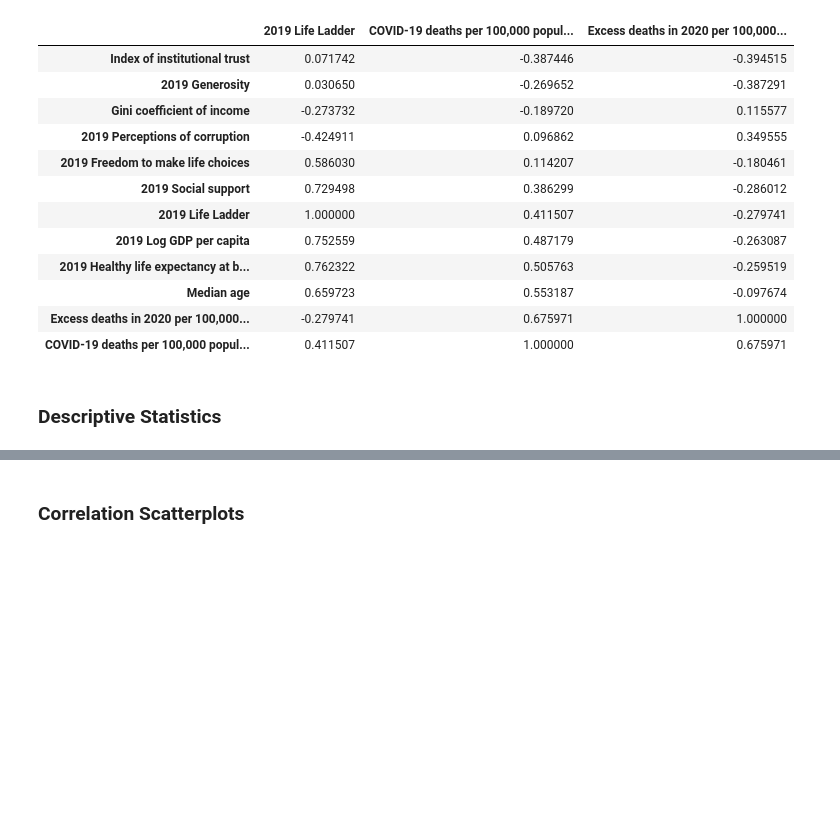
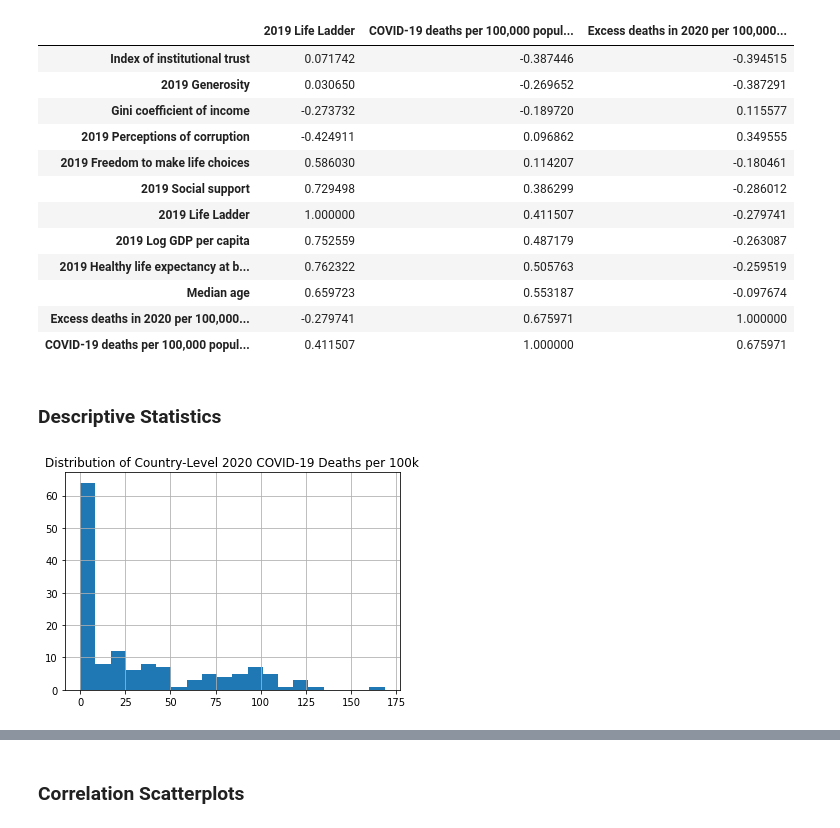
Before and after one commit to sydnipierce/butler-groupD-project1, a Jupyter notebook: Analysis/data_expl_cleansing.ipynb, the cells around one changed output, grey strips where cells are left out. Saved outputs shown, nothing was run; the diff lists cells and outputs as text; code cells hidden in the pictures; blank space fills up the shorter version.

```diff
--- a/Analysis/data_expl_cleansing.ipynb
+++ b/Analysis/data_expl_cleansing.ipynb
@@ -142,5 +143,12 @@ Table
 | COVID-19 deaths per 100,000 popul... | 0.411507 | 1.000000 | 0.675971 |
 # %% [markdown]
 ### Descriptive Statistics
+# %%
+# Show distribution of COVID-19 deaths per 100k across nations
+df.hist(column="COVID-19 deaths per 100,000 population in 2020", bins=20)
+plt.title('Distribution of Country-Level 2020 COVID-19 Deaths per 100k')
+plt.show()
+# %% [output]
+[figure, added]
 # %%
 # Show distribution of COVID-19 deaths per 100k across nations
```
Also changed, not shown: parts of 2 cells of this notebook.
